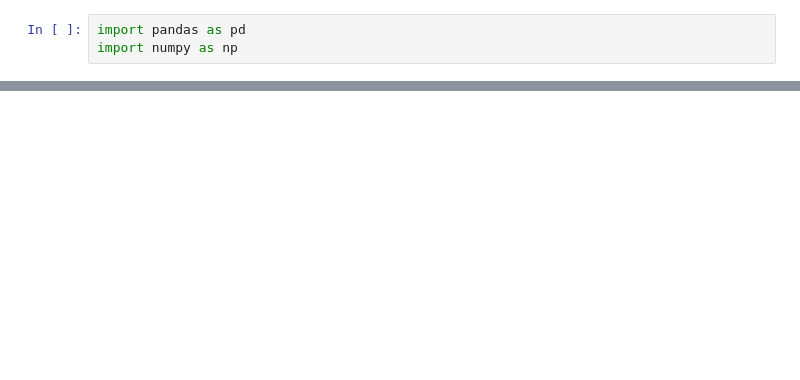
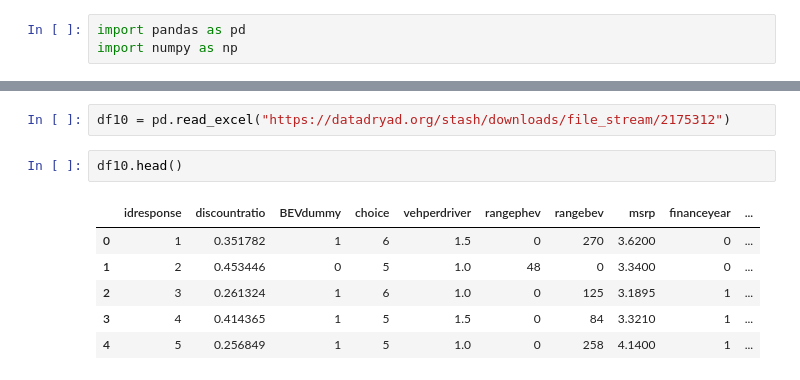
Before and after one commit to kkrusere/EV_Market-Analysis-and-Consumer-Behavior, a Jupyter notebook: data_collection.ipynb, the cells around one changed output, grey strips where cells are left out. Saved outputs shown, nothing was run; the diff lists cells and outputs as text; blank space fills up the shorter version.

```diff
--- a/data_collection.ipynb
+++ b/data_collection.ipynb
@@ -8 +249,12 @@ This
+# %%
+df10 = pd.read_excel("https://datadryad.org/stash/downloads/file_stream/2175312")
+# %%
+df10.head()
+# %% [output]
+|  | idresponse | discountratio | BEVdummy | choice | vehperdriver | rangephev | rangebev | msrp | financeyear | ... |
+| 0 | 1 | 0.351782 | 1 | 6 | 1.5 | 0 | 270 | 3.6200 | 0 | ... |
+| 1 | 2 | 0.453446 | 0 | 5 | 1.0 | 48 | 0 | 3.3400 | 0 | ... |
+| 2 | 3 | 0.261324 | 1 | 6 | 1.0 | 0 | 125 | 3.1895 | 1 | ... |
+| 3 | 4 | 0.414365 | 1 | 5 | 1.5 | 0 | 84 | 3.3210 | 1 | ... |
+| 4 | 5 | 0.256849 | 1 | 5 | 1.0 | 0 | 258 | 4.1400 | 1 | ... |
 # %%
```
Also changed, not shown: parts of 29 cells of this notebook.
